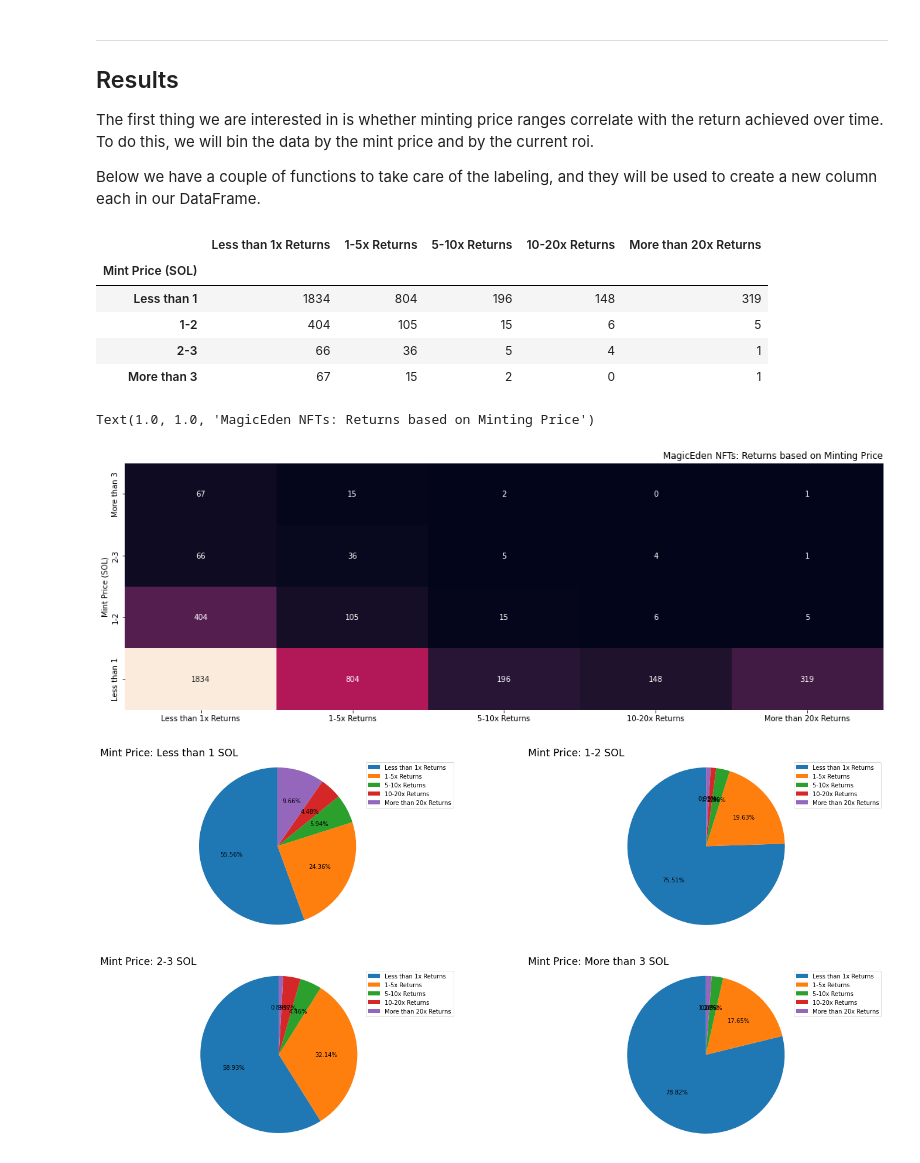
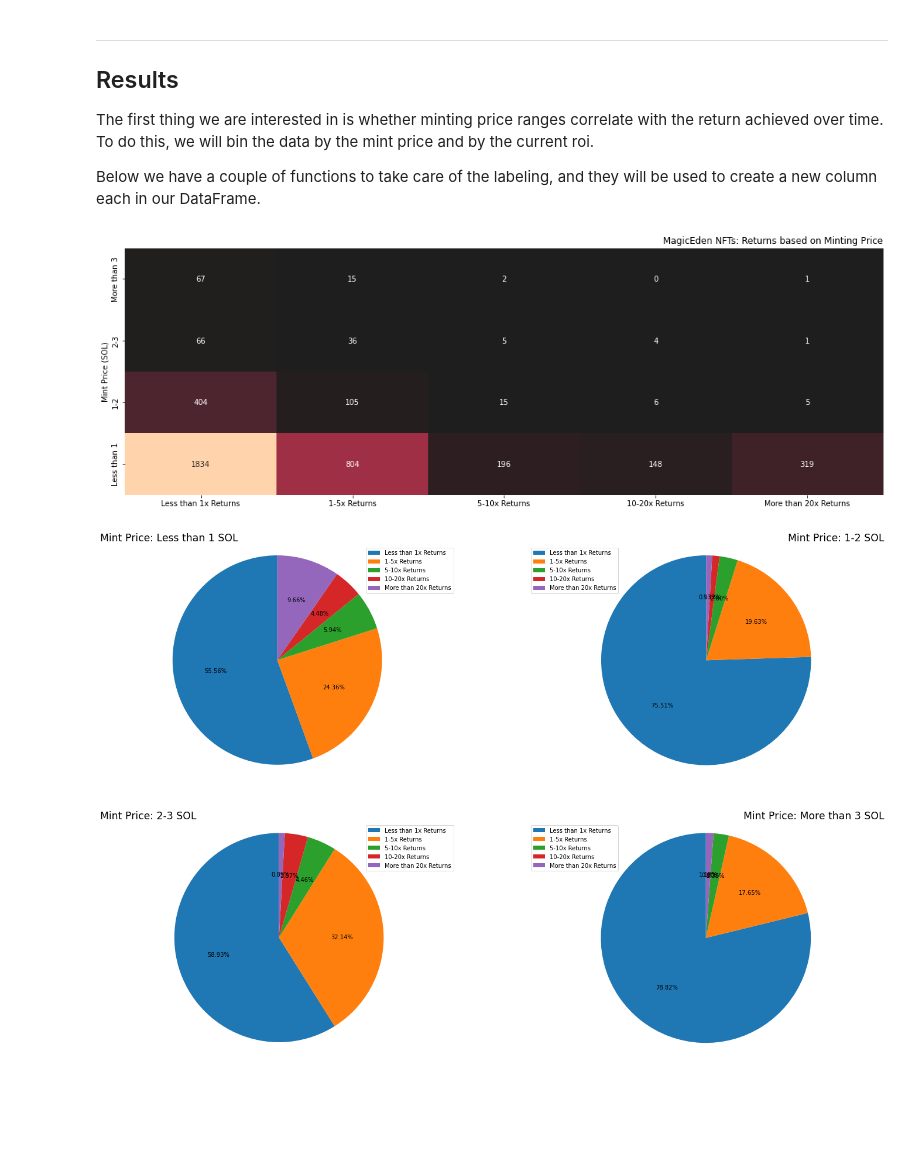
Before and after one commit to MeiLiing/flipside_bounties, a Jupyter notebook: solana_nft_bounty/nft_mint_sweetspot.ipynb, the cells around one changed output. Saved outputs shown, nothing was run; the diff lists cells and outputs as text; code cells hidden in the pictures; blank space fills up the shorter version.

Commit message:
cap nocap heatmaps

```diff
--- a/solana_nft_bounty/nft_mint_sweetspot.ipynb
+++ b/solana_nft_bounty/nft_mint_sweetspot.ipynb
@@ -113,8 +113,8 @@ The merging process left out collections for which we could not obtain a minting
 With this step, we are good to go.
 # %%
 df = pd.merge(magiceden_df, mint_prices, how='inner', on='mint').reset_index(drop=True)
-df = pd.merge(df, mint_cap, how='left', on='mint').reset_index(drop=True)
-df.fillna(value={'capped':'FALSE'}, inplace=True)
+df = pd.merge(df, mint_cap, how='left', left_on='mint', right_on='mint').reset_index(drop=True)
+df.fillna(value={'capped':'False'}, inplace=True)
 df['roi'] = df.floor_price / df.mint_price
 df.head()
 # %% [output]
@@ -184,59 +184,57 @@ for column in pivoted.columns:
     pivoted[column] = pivoted[column].apply(
         lambda x: int(x)
     )
-
-pivoted
+# pivoted
-# %% [output]
-|  | Less than 1x Returns | 1-5x Returns | 5-10x Returns | 10-20x Returns | More than 20x Returns |
-| Mint Price (SOL) |  |  |  |  |  |
-| Less than 1 | 1834 | 804 | 196 | 148 | 319 |
-| 1-2 | 404 | 105 | 15 | 6 | 5 |
-| 2-3 | 66 | 36 | 5 | 4 | 1 |
-| More than 3 | 67 | 15 | 2 | 0 | 1 |
 # %%
 plt.figure(figsize=(18,6))
-ax = sns.heatmap(pivoted, annot=True, cbar=False, fmt='g')
+
+values = []
+for col in pivoted.columns:
+    for i in list(pivoted[col]):
+        values.append(i)
+center = np.median(values)
+ax = sns.heatmap(pivoted, annot=True, cbar=False, fmt='g', center=center)
 ax.invert_yaxis()
 plt.title('MagicEden NFTs: Returns based on Minting Price',
     loc='right',
     size='large'
     )
+plt.show()
 # %% [output]
-Text(1.0, 1.0, 'MagicEden NFTs: Returns based on Minting Price')
-[figure, old version]
+[figure, new version]
 # %%
-plt.figure(figsize=(24,12), facecolor='white')
+plt.figure(figsize=(24,16), facecolor='white')
 
 labels = pivoted.columns
 
 ax1 = plt.subplot(2,2,1)
 slices = pivoted.iloc[0]
 plt.pie(slices, autopct='%0.2f%%', startangle=90)
 plt.axis('equal')
 plt.title('Mint Price: Less than 1 SOL', size='xx-large', loc='left')
 plt.legend(labels=labels)
 
 ax2 = plt.subplot(2,2,2)
 slices = pivoted.iloc[1]
 plt.pie(slices, autopct='%0.2f%%', startangle=90)
 plt.axis('equal')
-plt.title('Mint Price: 1-2 SOL', size='xx-large', loc='left')
+plt.title('Mint Price: 1-2 SOL', size='xx-large', loc='right')
 plt.legend(labels=labels)
 
 ax3 = plt.subplot(2,2,3)
 slices = pivoted.iloc[2]
 plt.pie(slices, autopct='%0.2f%%', startangle=90)
 plt.axis('equal')
 plt.title('Mint Price: 2-3 SOL', size='xx-large', loc='left')
 plt.legend(labels=labels)
 
 ax4 = plt.subplot(2,2,4)
 slices = pivoted.iloc[3]
 plt.pie(slices, autopct='%0.2f%%', startangle=90)
 plt.axis('equal')
-plt.title('Mint Price: More than 3 SOL', size='xx-large', loc='left')
+plt.title('Mint Price: More than 3 SOL', size='xx-large', loc='right')
 plt.legend(labels=labels)
 
 plt.show()
 # %% [output]
-[figure, old version]
+[figure, new version]
```
Also changed, not shown: parts of 3 cells of this notebook.
